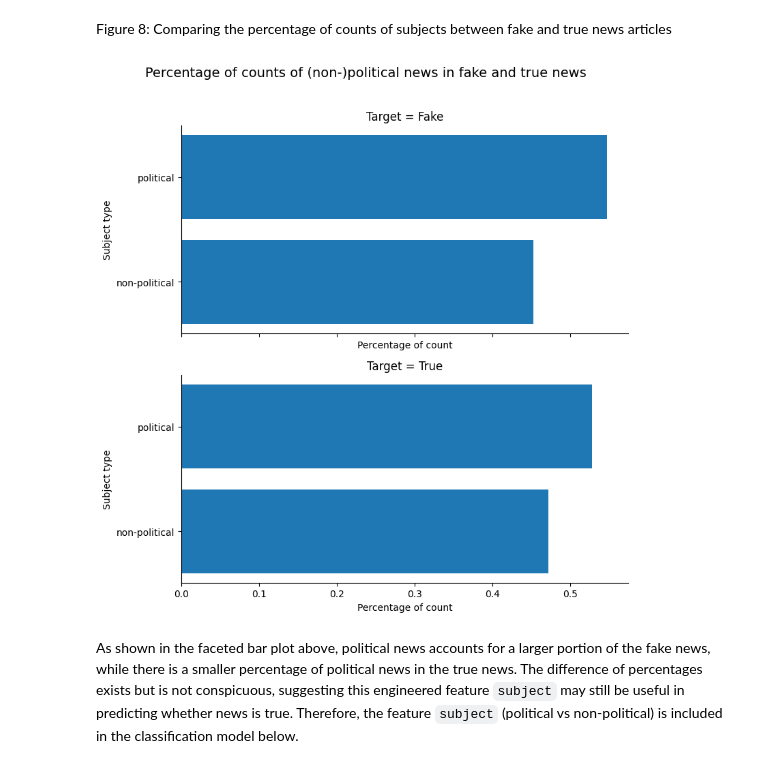
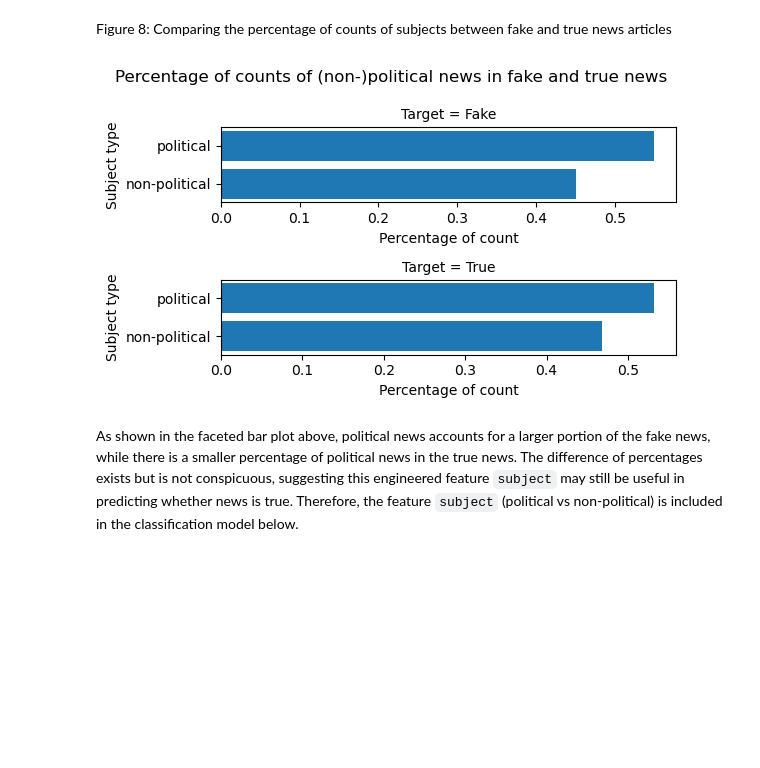
Before and after one commit to Vin-dictive/fake-real-news-detection, a Jupyter notebook: notebooks/analysis.ipynb, the cells around one changed output. Saved outputs shown, nothing was run; the diff lists cells and outputs as text; code cells hidden in the pictures; blank space fills up the shorter version.

```diff
--- a/notebooks/analysis.ipynb
+++ b/notebooks/analysis.ipynb
@@ -52,0 +104,3 @@ fake_df = pd.read_csv(fake_url)
+# %%
+fake_df = fake_df.drop_duplicates()
+schema.validate(fake_df, lazy=True)
@@ -365,55 +401,40 @@ plot_df['percentage'] = plot_df['count'] / plot_df['total']
 #     'target',
 #     columns=1
 # ).properties(
 #     title='Percentage of counts of (non-)political news in fake and true news'
 # )
 
-import matplotlib.pyplot as plt
-
-# Get unique targets to create facets (subplots)
 targets = plot_df['target'].unique()
 num_targets = len(targets)
 
 fig, axes = plt.subplots(
     nrows=num_targets,
     ncols=1,
-    figsize=(8, 4 * num_targets),  # expand height for each facet
-    sharex=True
-)
+    figsize=(6, 3.5))
 
-# If only one target, axes won't be an array
 if num_targets == 1:
     axes = [axes]
 
-# Create one subplot per target group
 for ax, tgt in zip(axes, targets):
     subset = plot_df[plot_df['target'] == tgt]
-
     ax.barh(
         subset['subject'],
         subset['percentage'],
-        color=None  # matplotlib will assign default colors
+        color=None
     )
+    ax.set_title(f"Target = {tgt}", fontsize=10)
+    ax.set_ylabel("Subject type", fontsize=10)
+    ax.set_xlabel("Percentage of count", fontsize=10)
 
-    ax.set_title(f"Target = {tgt}")
-    ax.set_ylabel("Subject type")
-    ax.set_xlabel("Percentage of count")
-
-    # Optional style cleanup
-    for spine in ['top', 'right']:
-        ax.spines[spine].set_visible(False)
-
-# Global title
 plt.suptitle(
     "Percentage of counts of (non-)political news in fake and true news",
-    fontsize=14,
-    y=1.02
+    fontsize=12
 )
 
 plt.tight_layout()
 plt.show()
 # %% [output]
-[figure, old version]
+[figure, new version]
 # %% [markdown]
 As shown in the faceted bar plot above, political news accounts for a larger portion of the fake news, while there is a smaller percentage of political news in the true news. The difference of percentages exists but is not conspicuous, suggesting this engineered feature `subject` may still be useful in predicting whether news is true. Therefore, the feature `subject` (political vs non-political) is included in the classification model below.
 # %% [markdown]
```
Also changed, not shown: parts of 17 cells of this notebook.
